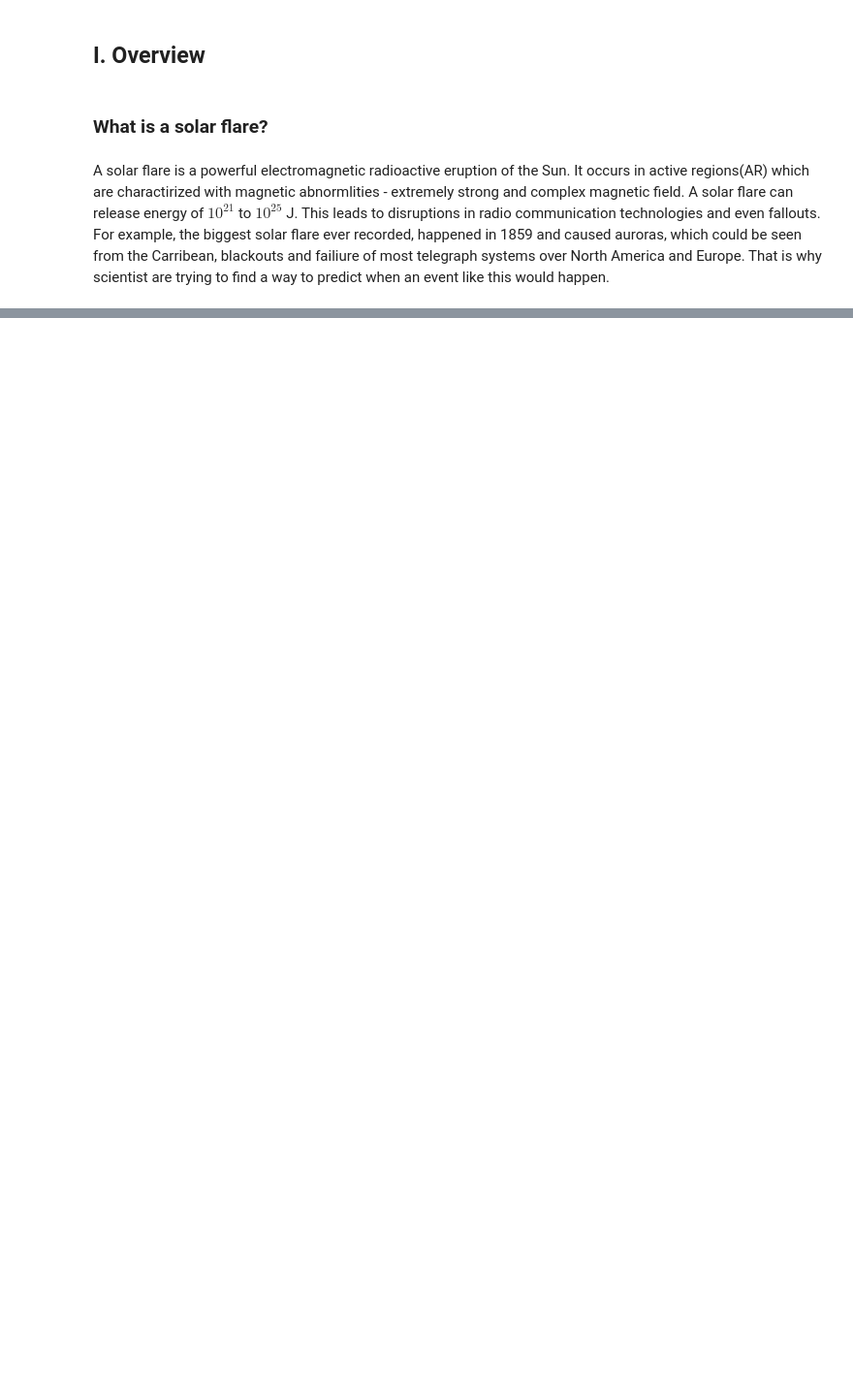
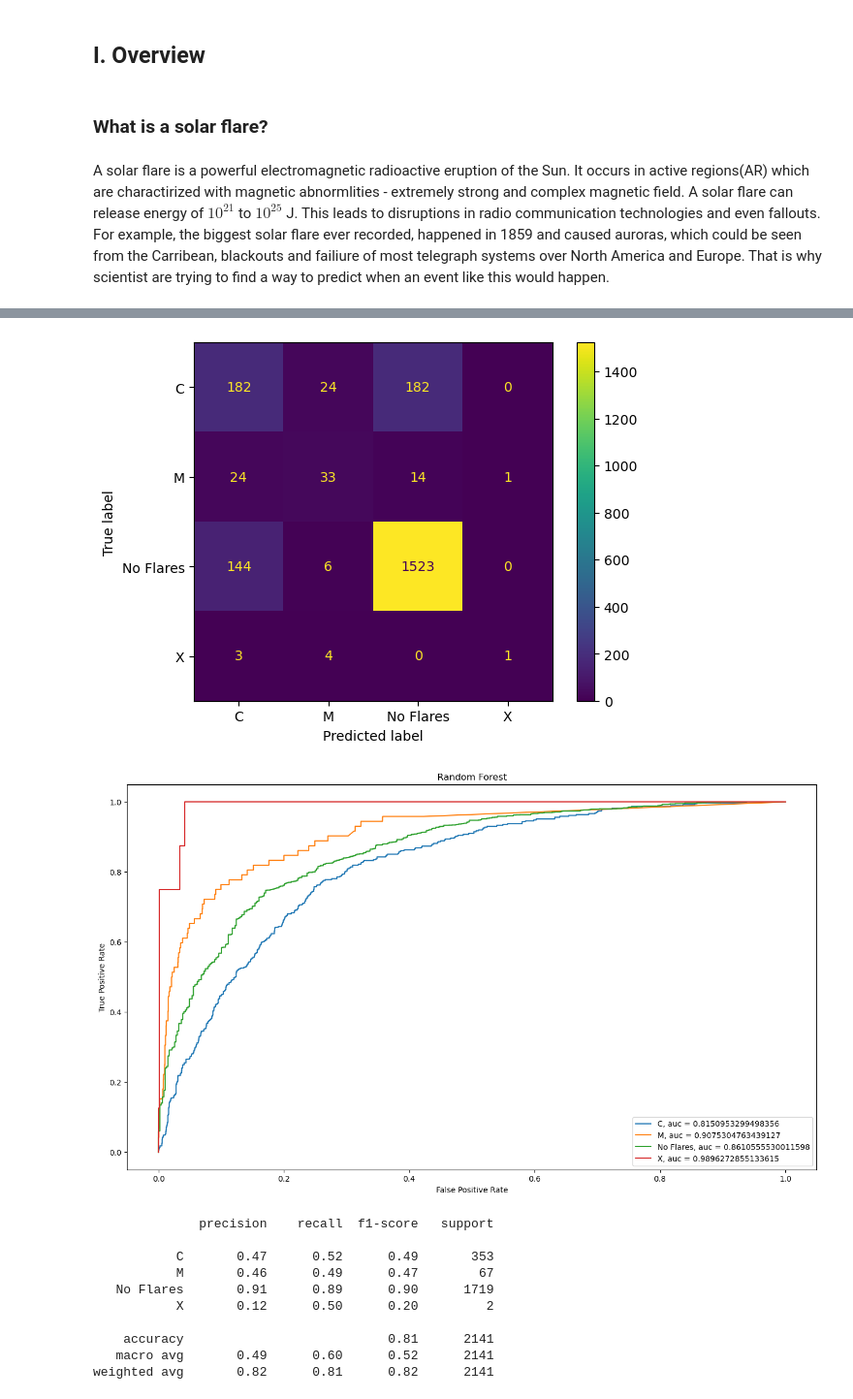
Before and after one commit to MartinNN07/A-Machine-Learning-Model-for-Solar-Flare-Predictions, a Jupyter notebook: Solar Flare Prediction.ipynb, the cells around one changed output, grey strips where cells are left out. Shown: that part at 97% size. Drawn from its saved outputs; the diff is of its cells as text; code cells hidden in the pictures; blank space fills up the shorter version.

```diff
--- a/Solar Flare Prediction.ipynb
+++ b/Solar Flare Prediction.ipynb
@@ -150,0 +559,21 @@ Currently extracting data from year 2022
+# %%
+param_distributions = {
+    'n_estimators' : [12, 25, 50, 100, 150, 200],
+    'criterion' : ['gini', 'entropy'],
+    'max_depth': [3, 5, 7, 11, 15, 20],
+    'min_samples_split' : [2, 4, 6, 10, 15],
+    'max_features' : ['sqrt', 'log2'],
+    'bootstrap' : ['True', 'False']
+
+}
+randomForest = RandomizedSearchCV(
+    estimator=RandomForestClassifier(class_weight='balanced'),
+    param_distributions=param_distributions,
+    n_iter = 100,
+    n_jobs=-2,
+    cv = 10,
+    random_state = 7,
+    scoring='f1_macro'
+)
+
+randomForest.fit(X_train, y_train)
@@ -150,0 +592,17 @@ Currently extracting data from year 2022
+# %%
+plotConfusionMatrix(randomForest, X_test, y_test)
+plotMulticlassROC(randomForest, X_test, y_test, 'Random Forest')
+makeClassificationReport(randomForest, X_test, y_test)
+# %% [output]
+[figure, added]
+[figure, added]
+              precision    recall  f1-score   support
+
+           C       0.47      0.52      0.49       353
+           M       0.46      0.49      0.47        67
+   No Flares       0.91      0.89      0.90      1719
+           X       0.12      0.50      0.20         2
+
+    accuracy                           0.81      2141
+   macro avg       0.49      0.60      0.52      2141
+weighted avg       0.82      0.81      0.82      2141
```
Also changed, not shown: parts of 91 cells of this notebook, 3 other files.
